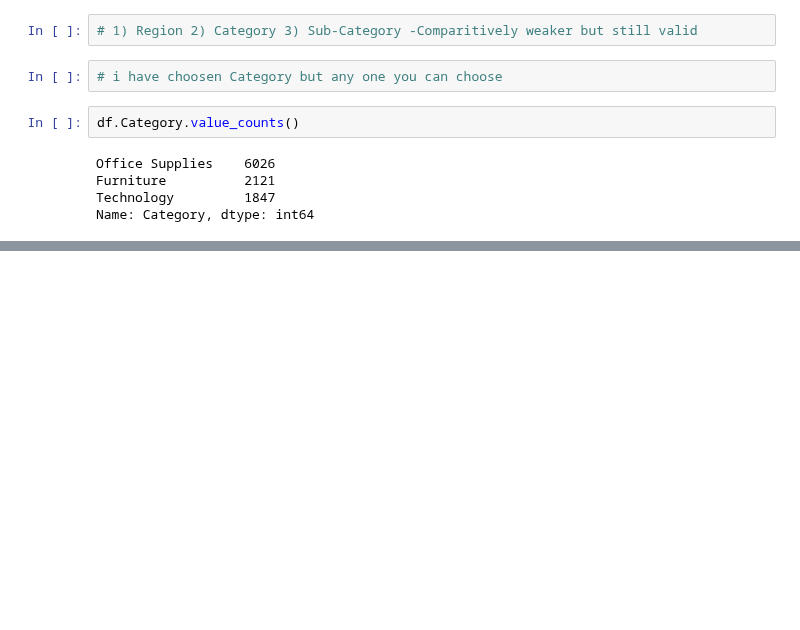
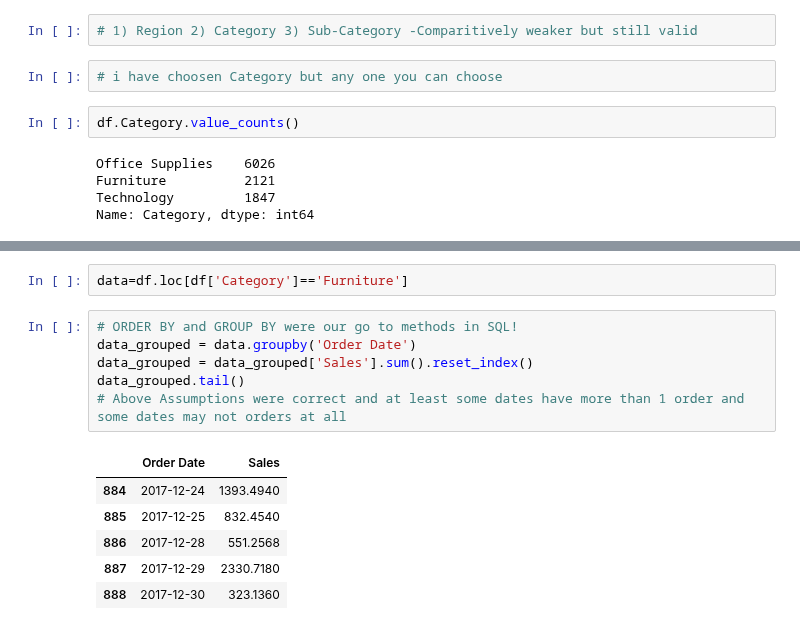
Before and after one commit to lellabhaskar/DataScience, a Jupyter notebook: 4p_TimeSeriesAnalysis.ipynb, the cells around one changed output, grey strips where cells are left out. Drawn from its saved outputs; the diff is of its cells as text; blank space fills up the shorter version.

```diff
--- a/4p_TimeSeriesAnalysis.ipynb
+++ b/4p_TimeSeriesAnalysis.ipynb
@@ -148,0 +219,15 @@ Name: Category, dtype: int64
+# %%
+data=df.loc[df['Category']=='Furniture']
+# %%
+# ORDER BY and GROUP BY were our go to methods in SQL!
+data_grouped = data.groupby('Order Date')
+data_grouped = data_grouped['Sales'].sum().reset_index()
+data_grouped.tail()
+# Above Assumptions were correct and at least some dates have more than 1 order and some dates may not orders at all
+# %% [output]
+|  | Order Date | Sales |
+| 884 | 2017-12-24 | 1393.4940 |
+| 885 | 2017-12-25 | 832.4540 |
+| 886 | 2017-12-28 | 551.2568 |
+| 887 | 2017-12-29 | 2330.7180 |
+| 888 | 2017-12-30 | 323.1360 |
```
Also changed, not shown: parts of 18 cells of this notebook.
